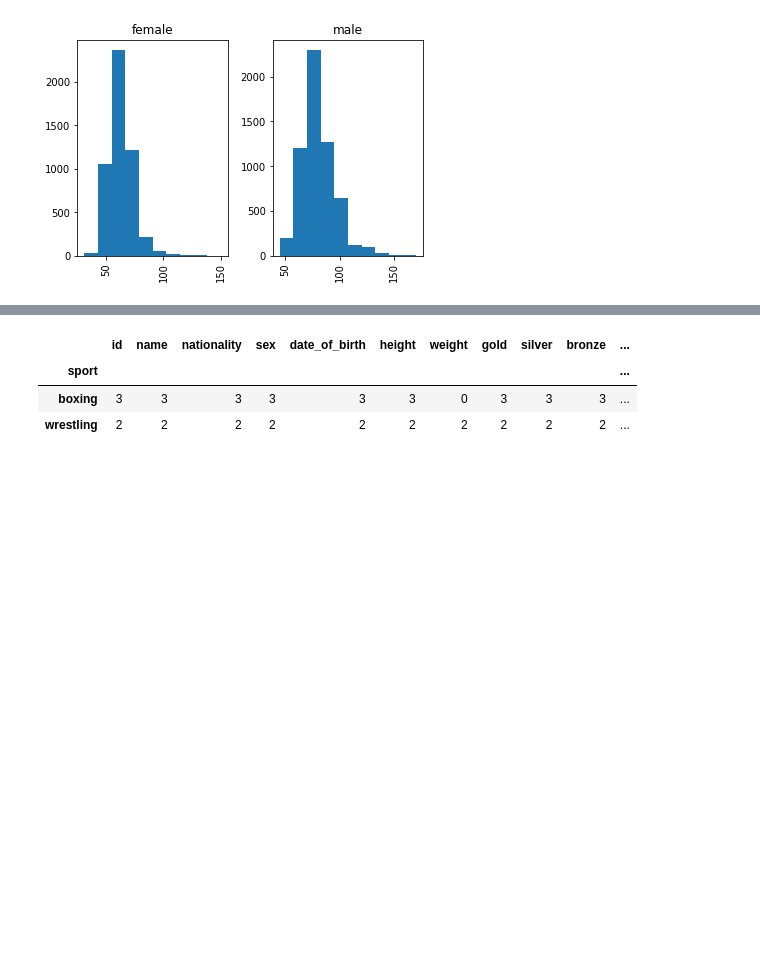
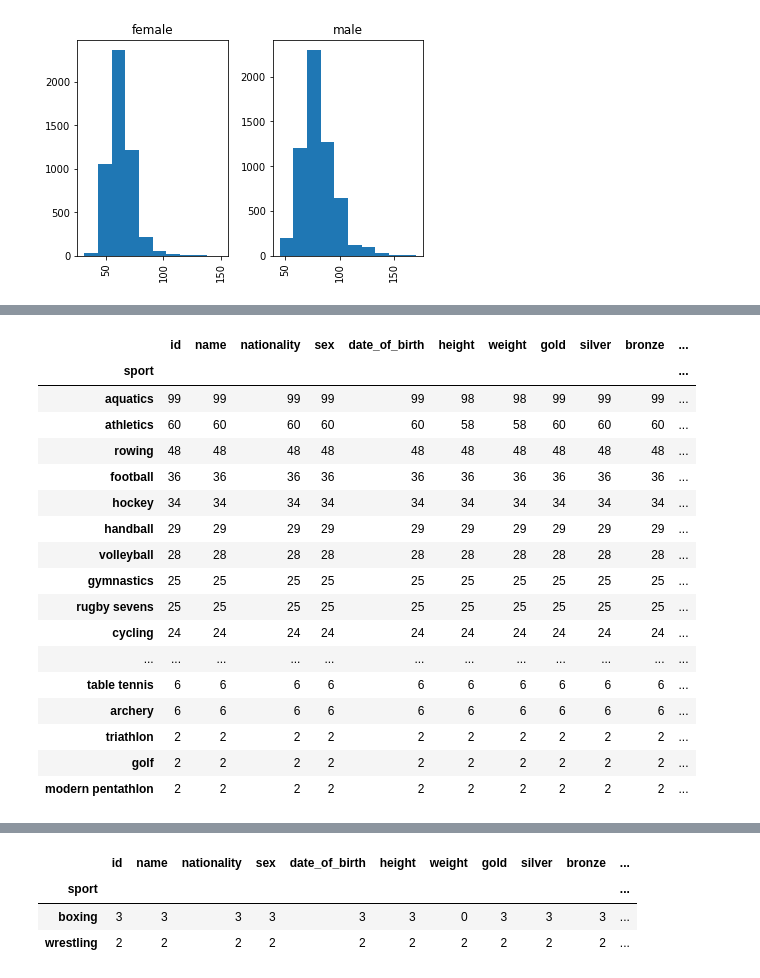
Before and after one commit to alayoalex/data-science-ml-portfolio, a Jupyter notebook: projects/rio2016/exploratory.ipynb, the cells around one changed output, grey strips where cells are left out. Cells and saved outputs as stored; diff of their text form; code cells hidden in the pictures; blank space fills up the shorter version.

```diff
--- a/projects/rio2016/exploratory.ipynb
+++ b/projects/rio2016/exploratory.ipynb
@@ -130,0 +248,22 @@ cubthl.describe()
+# %%
+# Sports with more medals to fight for
+athletes[athletes['gold'] >= 1].groupby('sport').count().sort_values('id', ascending=False)
+# %% [output]
+|  | id | name | nationality | sex | date_of_birth | height | weight | gold | silver | bronze | ... |
+| sport |  |  |  |  |  |  |  |  |  |  | ... |
+| aquatics | 99 | 99 | 99 | 99 | 99 | 98 | 98 | 99 | 99 | 99 | ... |
+| athletics | 60 | 60 | 60 | 60 | 60 | 58 | 58 | 60 | 60 | 60 | ... |
+| rowing | 48 | 48 | 48 | 48 | 48 | 48 | 48 | 48 | 48 | 48 | ... |
+| football | 36 | 36 | 36 | 36 | 36 | 36 | 36 | 36 | 36 | 36 | ... |
+| hockey | 34 | 34 | 34 | 34 | 34 | 34 | 34 | 34 | 34 | 34 | ... |
+| handball | 29 | 29 | 29 | 29 | 29 | 29 | 29 | 29 | 29 | 29 | ... |
+| volleyball | 28 | 28 | 28 | 28 | 28 | 28 | 28 | 28 | 28 | 28 | ... |
+| gymnastics | 25 | 25 | 25 | 25 | 25 | 25 | 25 | 25 | 25 | 25 | ... |
+| rugby sevens | 25 | 25 | 25 | 25 | 25 | 25 | 25 | 25 | 25 | 25 | ... |
+| cycling | 24 | 24 | 24 | 24 | 24 | 24 | 24 | 24 | 24 | 24 | ... |
+| ... | ... | ... | ... | ... | ... | ... | ... | ... | ... | ... | ... |
+| table tennis | 6 | 6 | 6 | 6 | 6 | 6 | 6 | 6 | 6 | 6 | ... |
+| archery | 6 | 6 | 6 | 6 | 6 | 6 | 6 | 6 | 6 | 6 | ... |
+| triathlon | 2 | 2 | 2 | 2 | 2 | 2 | 2 | 2 | 2 | 2 | ... |
+| golf | 2 | 2 | 2 | 2 | 2 | 2 | 2 | 2 | 2 | 2 | ... |
+| modern pentathlon | 2 | 2 | 2 | 2 | 2 | 2 | 2 | 2 | 2 | 2 | ... |
```
Also changed, not shown: parts of 18 cells of this notebook.
